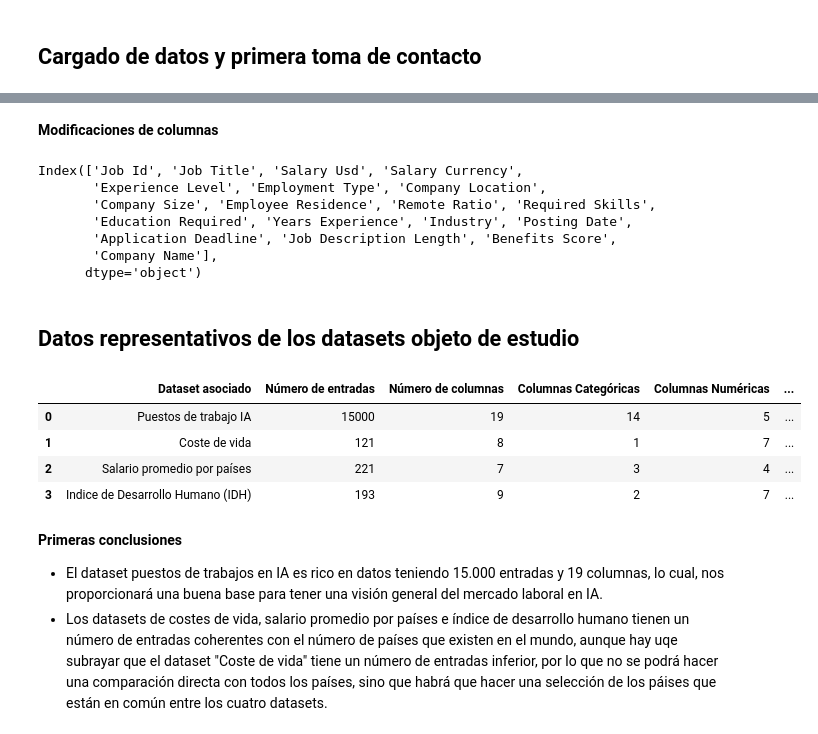
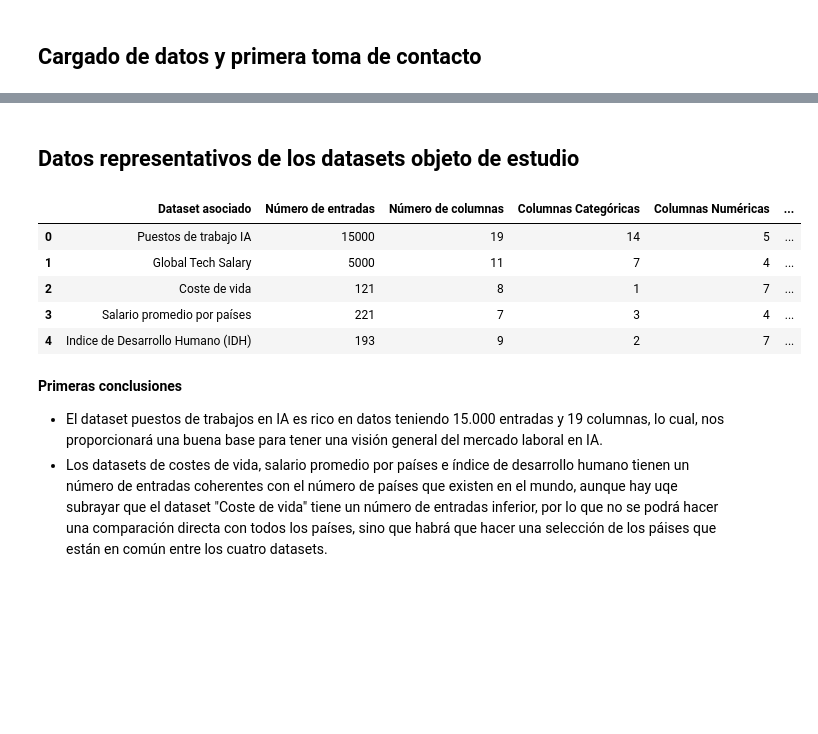
Before and after one commit to MichaeLaudrup/Python_for_AI_VIU, a Jupyter notebook: dataset_project/01_MIAR_ACT_Dataset_Michael_Laudrup_luis_glez.ipynb, the cells around one changed output, grey strips where cells are left out. Cells and saved outputs as stored; diff of their text form; code cells hidden in the pictures; blank space fills up the shorter version.

```diff
--- a/dataset_project/01_MIAR_ACT_Dataset_Michael_Laudrup_luis_glez.ipynb
+++ b/dataset_project/01_MIAR_ACT_Dataset_Michael_Laudrup_luis_glez.ipynb
@@ -87,56 +128,55 @@ SALARIO PROMEDIO POR PAÍSES
-# %% [markdown]
-<b>Modificaciones de columnas</b>
-# %%
-
-display(job_df.columns)
-# %% [output]
-Index(['Job Id', 'Job Title', 'Salary Usd', 'Salary Currency',
-       'Experience Level', 'Employment Type', 'Company Location',
-       'Company Size', 'Employee Residence', 'Remote Ratio', 'Required Skills',
-       'Education Required', 'Years Experience', 'Industry', 'Posting Date',
-       'Application Deadline', 'Job Description Length', 'Benefits Score',
-       'Company Name'],
-      dtype='object')
 # %% [markdown]
 ## Datos representativos de los datasets objeto de estudio
 # %%
 summary_df = pd.DataFrame({
-    'Dataset asociado': ['Puestos de trabajo IA', 'Coste de vida', 'Salario promedio por países', 'Indice de Desarrollo Humano (IDH)'],
-    'Número de entradas': [len(job_df), len(cost_of_life_df), len(avg_salary_df), len(idh_df)],
-    'Número de columnas': [job_df.shape[1], cost_of_life_df.shape[1], avg_salary_df.shape[1], idh_df.shape[1]],
+    'Dataset asociado': ['Puestos de trabajo IA', 'Global Tech Salary', 'Coste de vida', 'Salario promedio por países', 'Indice de Desarrollo Humano (IDH)'],
+    'Número de entradas': [len(ai_job_df), len(global_tech_df), len(cost_of_life_df), len(avg_salary_df), len(idh_df)],
+    'Número de columnas': [ai_job_df.shape[1], global_tech_df.shape[1], cost_of_life_df.shape[1], avg_salary_df.shape[1], idh_df.shape[1]],
     'Columnas Categóricas': [
-        job_df.select_dtypes(include='object').shape[1],
+        ai_job_df.select_dtypes(include='object').shape[1],
+        global_tech_df.select_dtypes(include='object').shape[1],
         cost_of_life_df.select_dtypes(include='object').shape[1],
         avg_salary_df.select_dtypes(include='object').shape[1],
         idh_df.select_dtypes(include='object').shape[1],
     ],
     'Columnas Numéricas': [
-        job_df.select_dtypes(include='number').shape[1],
+        ai_job_df.select_dtypes(include='number').shape[1],
+        global_tech_df.select_dtypes(include='number').shape[1],
         cost_of_life_df.select_dtypes(include='number').shape[1],
         avg_salary_df.select_dtypes(include='number').shape[1],
         idh_df.select_dtypes(include='number').shape[1],
     ],
         'Nulos totales': [
-        job_df.isnull().sum().sum(),
+        ai_job_df.isnull().sum().sum(),
+        global_tech_df.isnull().sum().sum(),
         cost_of_life_df.isnull().sum().sum(),
         avg_salary_df.isnull().sum().sum(),
         idh_df.isnull().sum().sum()
     ],
     'Filas duplicadas': [
-        job_df.duplicated().sum(),
+        ai_job_df.duplicated().sum(),
+        global_tech_df.duplicated().sum(),
         cost_of_life_df.duplicated().sum(),
         avg_salary_df.duplicated().sum(),
         idh_df.duplicated().sum()
     ],
+    'Número países implicados': [
+        ai_job_df['Country'].nunique(),
+        global_tech_df['Country'].nunique(),
+        cost_of_life_df['Country'].nunique(),
+        avg_salary_df['Country'].nunique(),
+        idh_df['Country'].nunique()
+    ]
     })
 
 display(summary_df)
 # %% [output]
 |  | Dataset asociado | Número de entradas | Número de columnas | Columnas Categóricas | Columnas Numéricas | ... |
 | 0 | Puestos de trabajo IA | 15000 | 19 | 14 | 5 | ... |
-| 1 | Coste de vida | 121 | 8 | 1 | 7 | ... |
-| 2 | Salario promedio por países | 221 | 7 | 3 | 4 | ... |
-| 3 | Indice de Desarrollo Humano (IDH) | 193 | 9 | 2 | 7 | ... |
+| 1 | Global Tech Salary | 5000 | 11 | 7 | 4 | ... |
+| 2 | Coste de vida | 121 | 8 | 1 | 7 | ... |
+| 3 | Salario promedio por países | 221 | 7 | 3 | 4 | ... |
+| 4 | Indice de Desarrollo Humano (IDH) | 193 | 9 | 2 | 7 | ... |
 # %% [markdown]
 <b>Primeras conclusiones</b>
 - El dataset puestos de trabajos en IA es rico en datos teniendo 15.000 entradas y 19 columnas, lo cual, nos proporcionará una buena base para tener una visión general del mercado laboral en IA.
```
Also changed, not shown: parts of 15 cells of this notebook, 2 other files.
